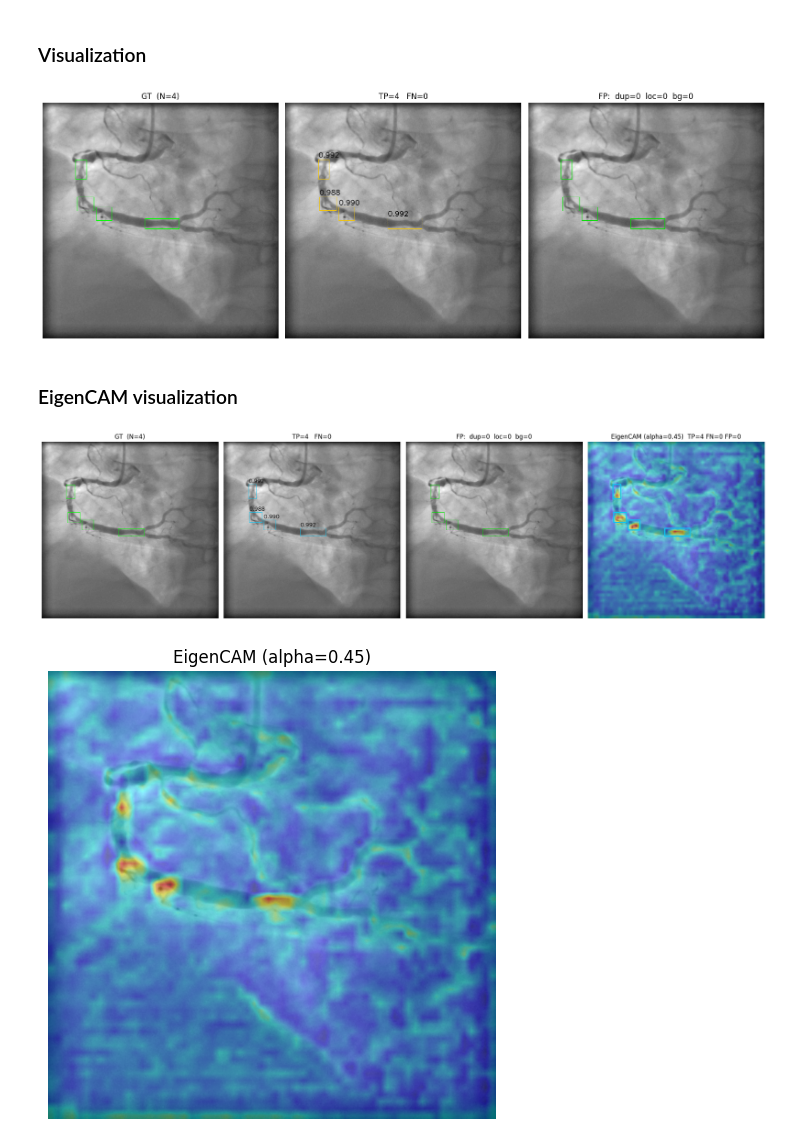
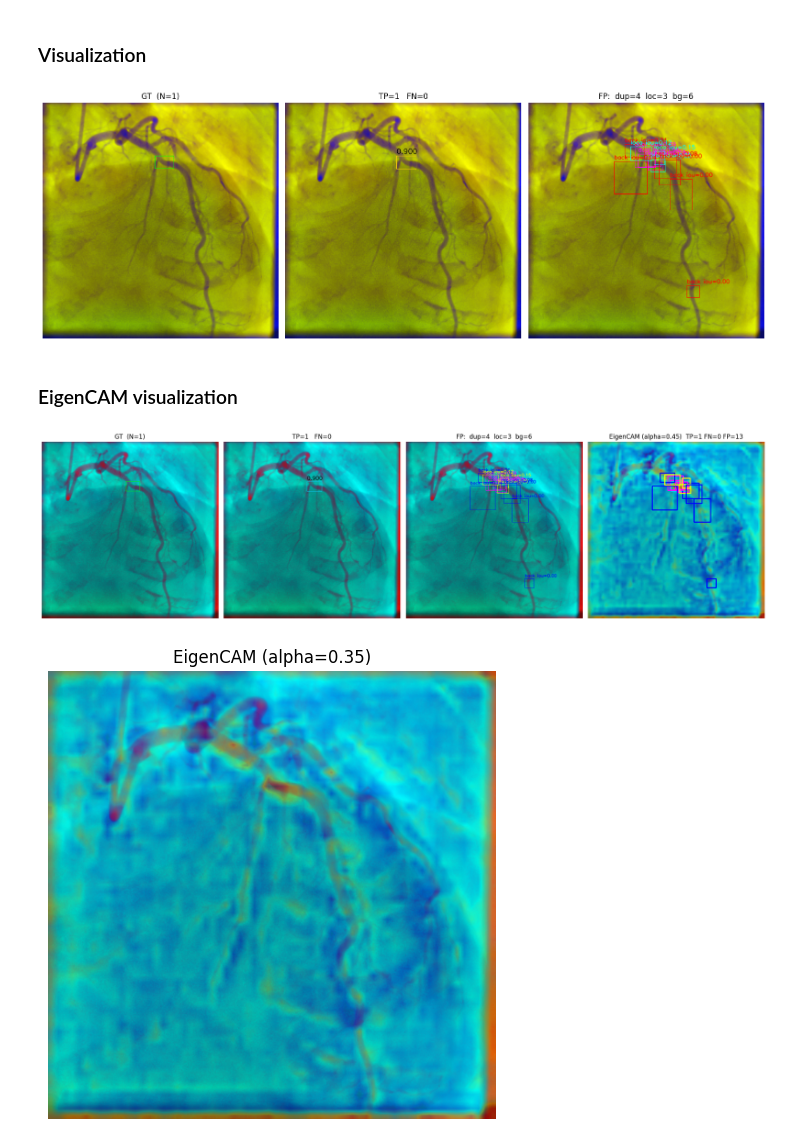
Before and after one commit to nik9ta5/yolo_detect_cadica, a Jupyter notebook: analyze_errors.ipynb, the cells around one changed output. Saved outputs shown, nothing was run; the diff lists cells and outputs as text; code cells hidden in the pictures.

```diff
--- a/analyze_errors.ipynb
+++ b/analyze_errors.ipynb
@@ -17,12 +17,12 @@ from analyze_errors.eigen_cam import EigenCAM, visualize_prediction_with_cam, on
 RANDOM_STATE = 42
 # %%
 # === parameters ===
-path2data_file = "./data_overfit.yaml"
+path2data_file = "./data_v2.yaml"
 split = "val"
-path2model = "runs/detect/baseline_v0/overfiting_test_2/weights/best.pt"
+path2model = "runs/detect/baseline_v0/overfitting_clahe/weights/best.pt"
 imgsize = 512
 project = "baseline_v0"
-exp_name = "errors_analyze_overfitting"
+exp_name = "errors_analyze_overfitting_clahe"
 conf = 0.001
 
 nms_iou = 0.6
@@ -34,7 +34,7 @@ batch_size = 32
 model = YOLO(path2model)
 # %%
 results = model.predict(
-    source="./dataset_yolo/overfitting.txt",
+    source="./dataset_v1/overfitting.txt",
     imgsz=imgsize,
     batch=batch_size,
     workers=2,
@@ -118,7 +118,7 @@ conf: 0.90, | TP: 56 | FP: 0 | FN: 0 | P: 1.0000 R: 1.0000 | F1: 1.0000
 # %% [markdown]
 ### Visualization
 # %%
-result_item = results[5]
+result_item = results[-3]
 stem = result_item.path.split("\\")[-1].split('.')[0]
 path2label = f"./dataset_yolo/labels/{stem}.txt"
 
@@ -131,7 +131,7 @@ visualize_prediction(
     result_item, matches, un_gt, un_pred, gt
 )
 # %% [output]
-[figure, old version]
+[figure, new version]
 # %% [markdown]
 ### EigenCAM visualization
 # %%
@@ -143,8 +143,8 @@ matches, un_gt, un_pred, gt = match_gt_with_results(
 
 visualize_prediction_with_cam(result_cam, matches, un_gt, un_pred, gt, heatmap, alpha=0.45, figsize=(20, 15))
 # %% [output]
-[figure, old version]
+[figure, new version]
 # %%
-only_eigencam_visualizate(result_cam, heatmap, alpha=0.45, figsize=(9, 5))
+only_eigencam_visualizate(result_cam, heatmap, alpha=0.35, figsize=(9, 5))
 # %% [output]
-[figure, old version]
+[figure, new version]
```
Also changed, not shown: parts of 4 cells of this notebook, 4 other files.
